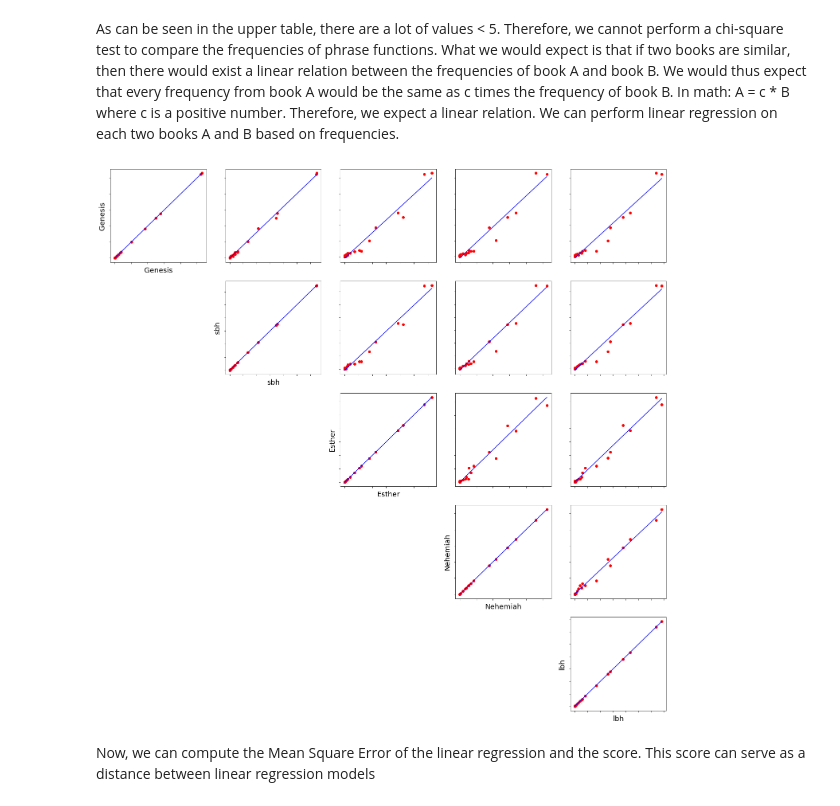
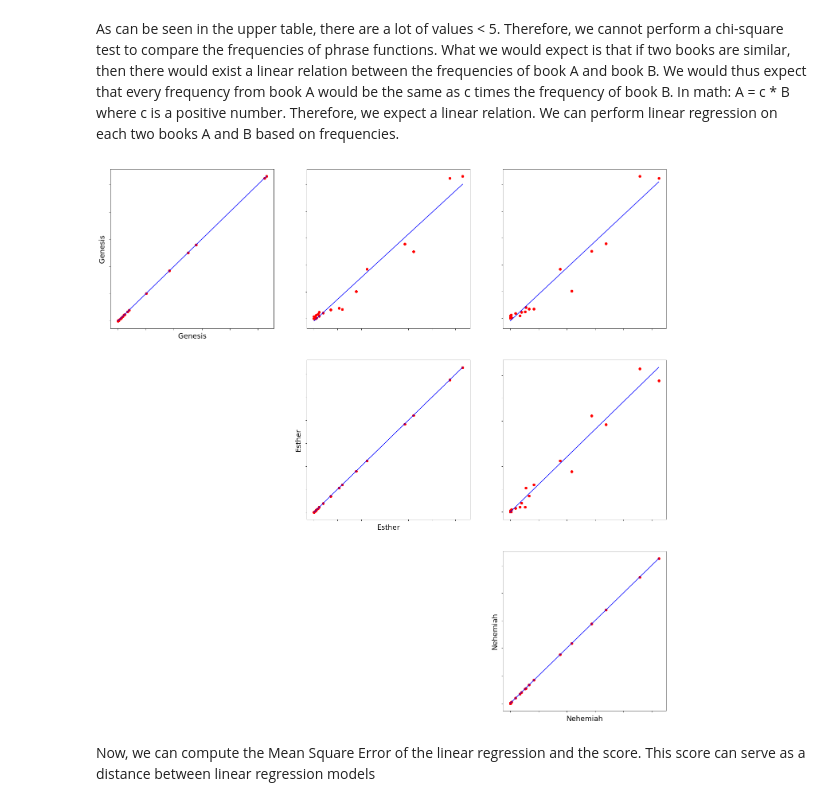
Before and after one commit to ETCBC/Probabilistic_Language_Change, a Jupyter notebook: Counting analysis.ipynb, the cells around one changed output. Cells and saved outputs as stored; diff of their text form; code cells hidden in the pictures.

Commit message:
Counting further investigation

```diff
--- a/Counting analysis.ipynb
+++ b/Counting analysis.ipynb
@@ -143,11 +165,11 @@ df_Count
 # %% [markdown]
 As can be seen in the upper table, there are a lot of values < 5. Therefore, we cannot perform a chi-square test to compare the frequencies of phrase functions. What we would expect is that if two books are similar, then there would exist a linear relation between the frequencies of book A and book B. We would thus expect that every frequency from book A would be the same as c times the frequency of book B. In math: A = c * B where c is a positive number. Therefore, we expect a linear relation. We can perform linear regression on each two books A and B based on frequencies.
 # %%
-plot_occurences(df_Count, ["Genesis","sbh","Esther","Nehemiah", "lbh"])
+plot_occurences(df_Count, ["Genesis","Esther","Nehemiah"]) #"sbh" "lbh"
 #When plotting the frequencies of the same book, we expect the points on one line.
 #We expect there is  direct linear relation between sbh and Genesis. All points should be on one line.
 #We expect there is no direct linear relation between Esther and Genesis. So not all points are on one line.
 # %% [output]
-[figure, old version]
+[figure, new version]
 # %% [markdown]
 Now, we can compute the Mean Square Error of the linear regression and the score. This score can serve as a distance between linear regression models
```
Also changed, not shown: parts of 15 cells of this notebook.
